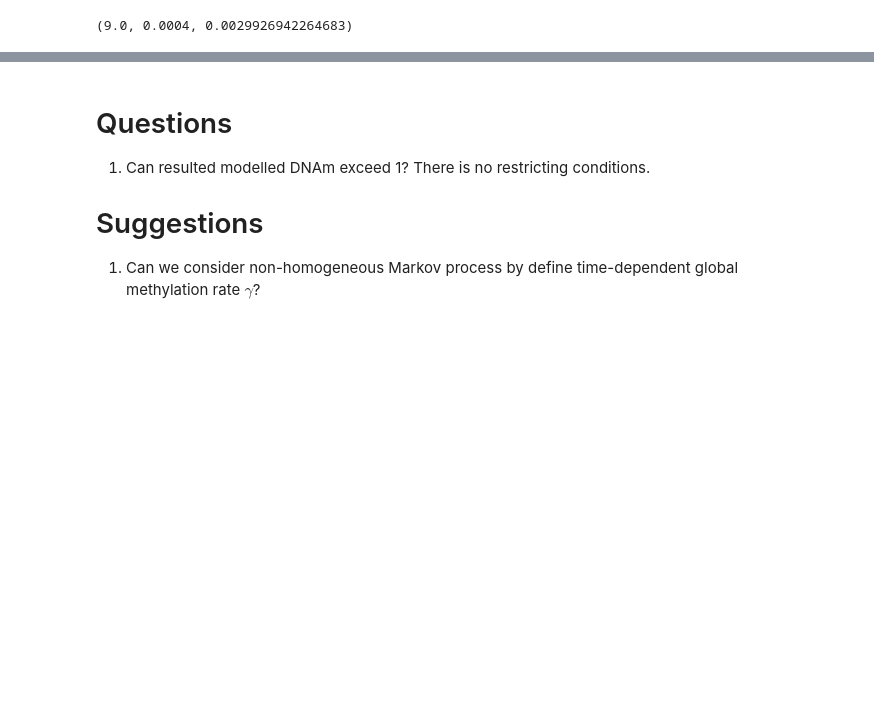
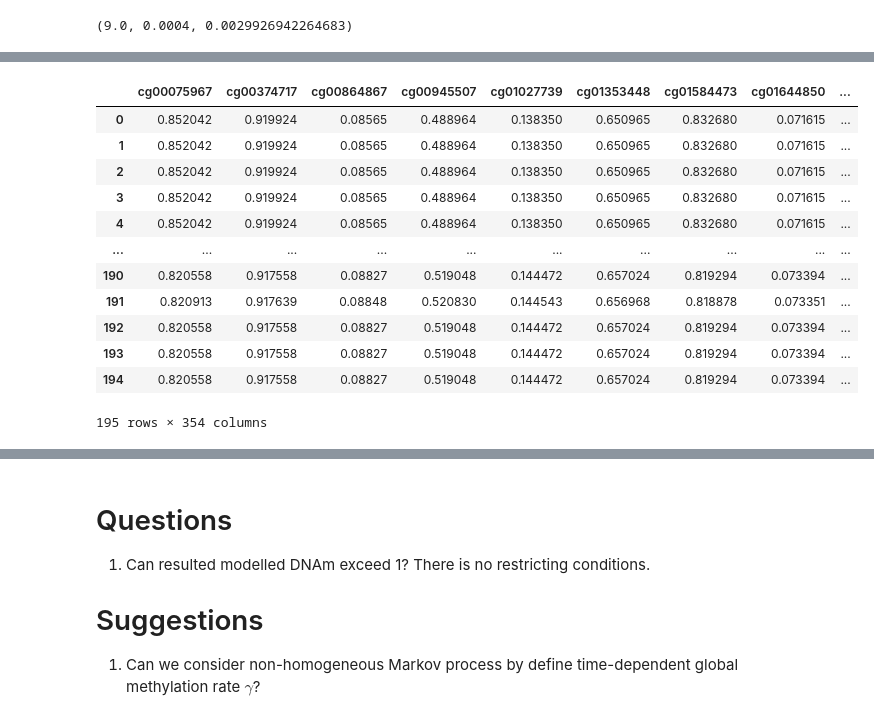
Before and after one commit to ombystoma-young/stochastic-component-epigen-proj, a Jupyter notebook: main.ipynb, the cells around one changed output, grey strips where cells are left out. Drawn from its saved outputs; the diff is of its cells as text; code cells hidden in the pictures; blank space fills up the shorter version.

```diff
--- a/main.ipynb
+++ b/main.ipynb
@@ -483,0 +497,19 @@ Thus, we found optimal parameters. This results differs from the optimal paramet
+# %%
+simulated_train_df = pd.read_pickle(os.path.join(DATA_FOLDER, 'simulated_cohort_train.pkl'))
+simulated_train_df.columns = dnam_df.columns
+simulated_train_df['age'] = (simulated_train_df['age'] + 45).astype(int)
+simulated_train_df
+# %% [output]
+|  | cg00075967 | cg00374717 | cg00864867 | cg00945507 | cg01027739 | cg01353448 | cg01584473 | cg01644850 | ... |
+| 0 | 0.852042 | 0.919924 | 0.08565 | 0.488964 | 0.138350 | 0.650965 | 0.832680 | 0.071615 | ... |
+| 1 | 0.852042 | 0.919924 | 0.08565 | 0.488964 | 0.138350 | 0.650965 | 0.832680 | 0.071615 | ... |
+| 2 | 0.852042 | 0.919924 | 0.08565 | 0.488964 | 0.138350 | 0.650965 | 0.832680 | 0.071615 | ... |
+| 3 | 0.852042 | 0.919924 | 0.08565 | 0.488964 | 0.138350 | 0.650965 | 0.832680 | 0.071615 | ... |
+| 4 | 0.852042 | 0.919924 | 0.08565 | 0.488964 | 0.138350 | 0.650965 | 0.832680 | 0.071615 | ... |
+| ... | ... | ... | ... | ... | ... | ... | ... | ... | ... |
+| 190 | 0.820558 | 0.917558 | 0.08827 | 0.519048 | 0.144472 | 0.657024 | 0.819294 | 0.073394 | ... |
+| 191 | 0.820913 | 0.917639 | 0.08848 | 0.520830 | 0.144543 | 0.656968 | 0.818878 | 0.073351 | ... |
+| 192 | 0.820558 | 0.917558 | 0.08827 | 0.519048 | 0.144472 | 0.657024 | 0.819294 | 0.073394 | ... |
+| 193 | 0.820558 | 0.917558 | 0.08827 | 0.519048 | 0.144472 | 0.657024 | 0.819294 | 0.073394 | ... |
+| 194 | 0.820558 | 0.917558 | 0.08827 | 0.519048 | 0.144472 | 0.657024 | 0.819294 | 0.073394 | ... |
+195 rows × 354 columns
```
Also changed, not shown: parts of 18 cells of this notebook, 5 other files.
